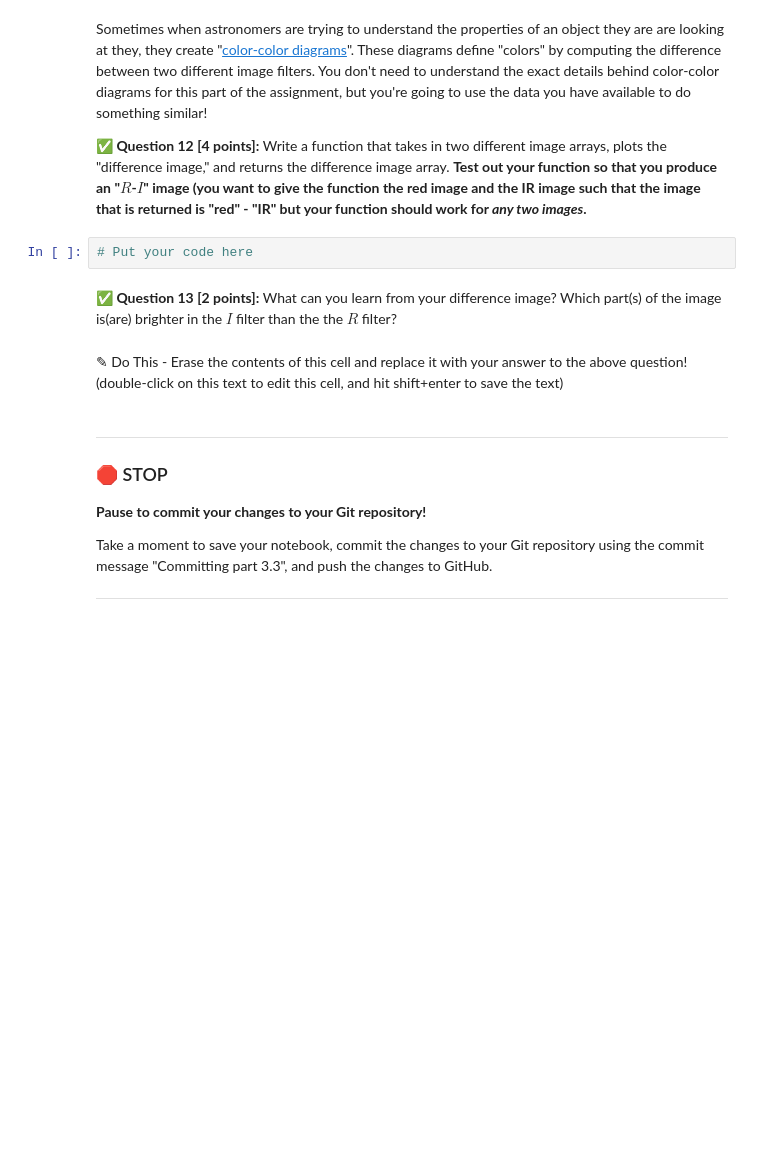
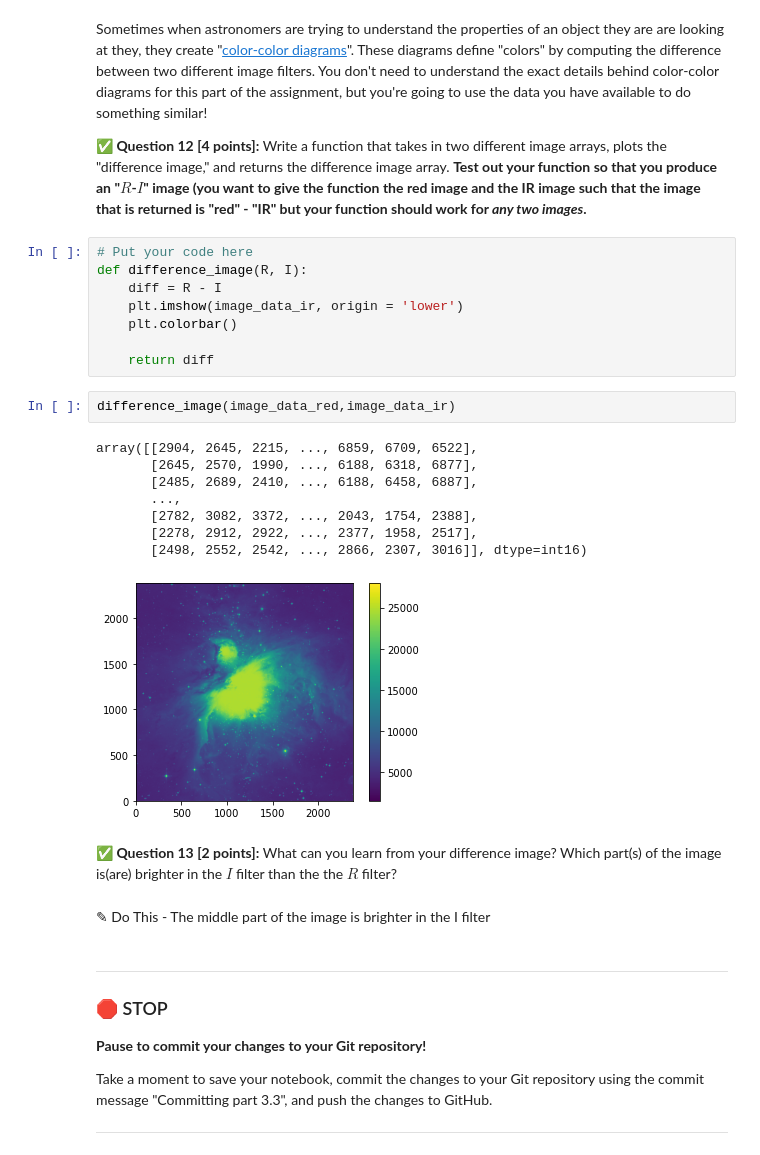
Before and after one commit to KrauseFo/cmse202-s21-turnin, a Jupyter notebook: hw-01/HW-01_GitPracticeDebuggingAndPythonPackages-STUDENT.ipynb, the cells around one changed output. Drawn from its saved outputs; the diff is of its cells as text; blank space fills up the shorter version.

Commit message:
Committing part 3.3

```diff
--- a/hw-01/HW-01_GitPracticeDebuggingAndPythonPackages-STUDENT.ipynb
+++ b/hw-01/HW-01_GitPracticeDebuggingAndPythonPackages-STUDENT.ipynb
@@ -255,12 +282,29 @@ Now that you have a bit of understanding about the the properties of the images
 Sometimes when astronomers are trying to understand the properties of an object they are are looking at they, they create "[color-color diagrams](https://en.wikipedia.org/wiki/Color%E2%80%93color_diagram)". These diagrams define "colors" by computing the difference between two different image filters. You don't need to understand the exact details behind color-color diagrams for this part of the assignment, but you're going to use the data you have available to do something similar!
 
 **&#9989; Question 12 [4 points]:** Write a function that takes in two different image arrays, plots the "difference image," and returns the difference image array. **Test out your function so that you produce an "$R$-$I$" image (you want to give the function the red image and the IR image such that the image that is returned is "red" - "IR" but your function should work for _any two images_.**
-# %%
-# Put your code here
+# %%
+# Put your code here
+def difference_image(R, I):
+    diff = R - I
+    plt.imshow(image_data_ir, origin = 'lower')
+    plt.colorbar()
+
+    return diff
+# %%
+difference_image(image_data_red,image_data_ir)
+# %% [output]
+array([[2904, 2645, 2215, ..., 6859, 6709, 6522],
+       [2645, 2570, 1990, ..., 6188, 6318, 6877],
+       [2485, 2689, 2410, ..., 6188, 6458, 6887],
+       ...,
+       [2782, 3082, 3372, ..., 2043, 1754, 2388],
+       [2278, 2912, 2922, ..., 2377, 1958, 2517],
+       [2498, 2552, 2542, ..., 2866, 2307, 3016]], dtype=int16)
+[figure, added]
 # %% [markdown]
 **&#9989; Question 13 [2 points]:** What can you learn from your difference image? Which part(s) of the image is(are) brighter in the $I$ filter than the the $R$ filter?
-# %% [markdown]
-<font size=+3>&#9998;</font> Do This - Erase the contents of this cell and replace it with your answer to the above question!  (double-click on this text to edit this cell, and hit shift+enter to save the text)
+# %% [markdown]
+<font size=+3>&#9998;</font> Do This - The middle part of the image is brighter in the I filter
 # %% [markdown]
 ---
 ### &#128721; STOP
```
Also changed, not shown: parts of 10 cells of this notebook.
